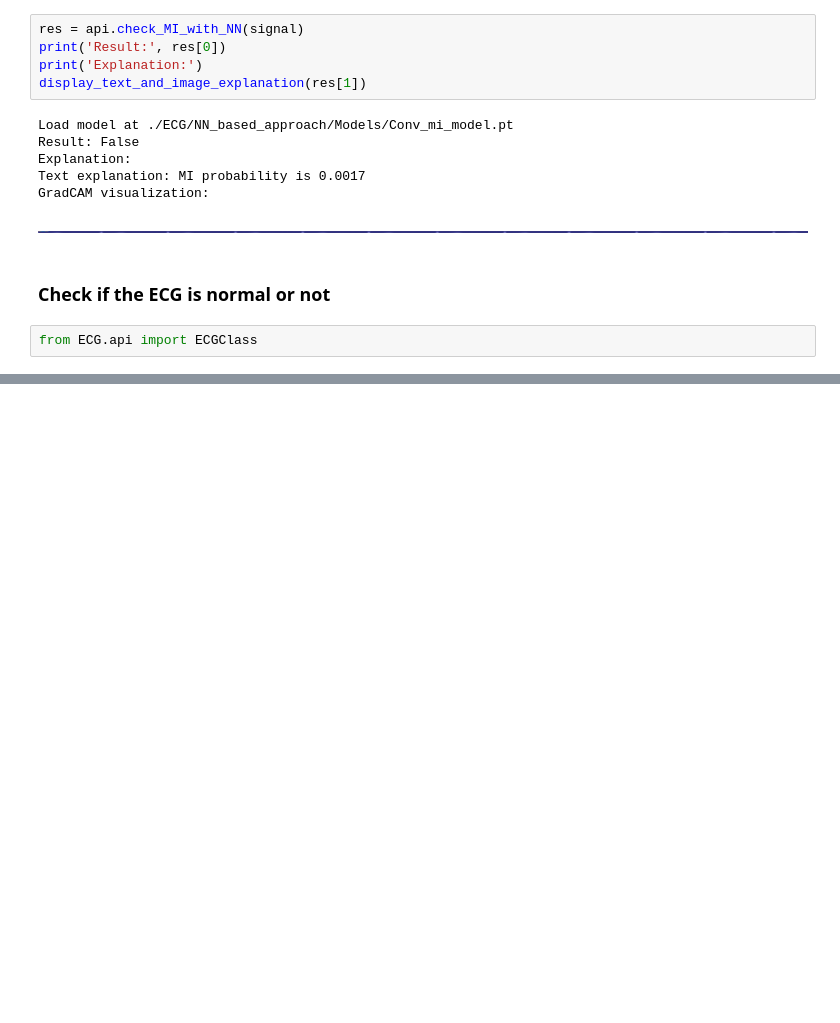
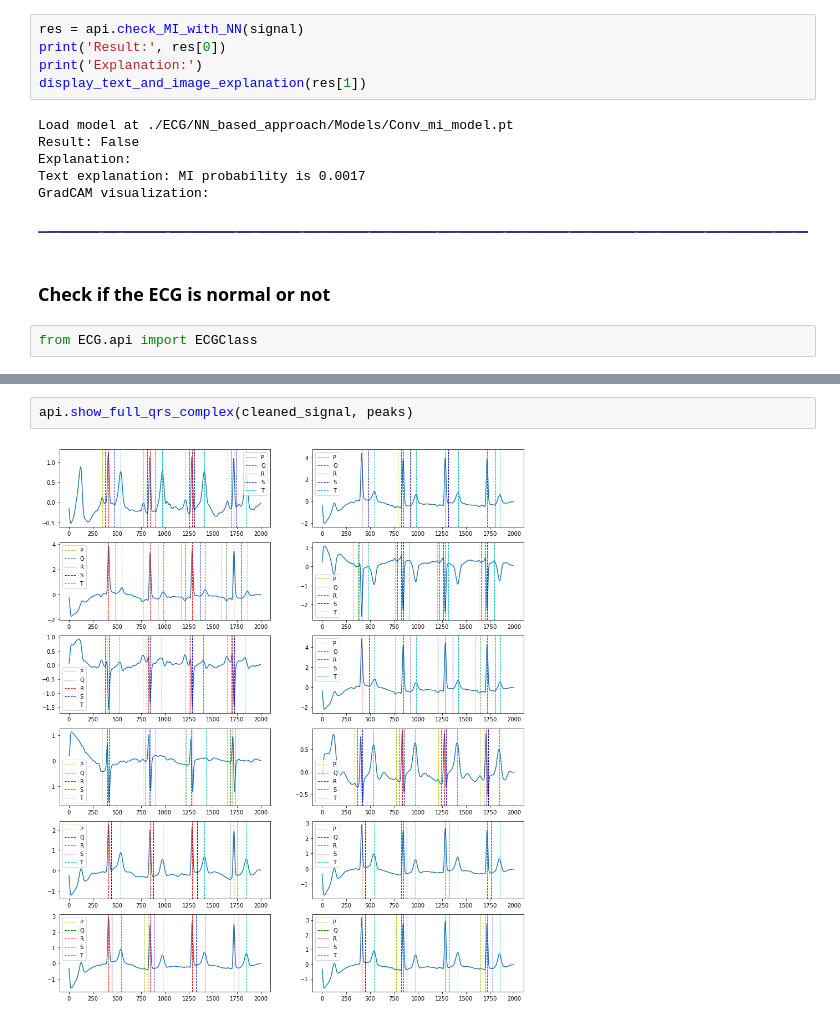
Before and after one commit to aimclub/ECG, a Jupyter notebook: examples/intro_to_ECG.ipynb, the cells around one changed output, grey strips where cells are left out. Saved outputs shown, nothing was run; the diff lists cells and outputs as text; blank space fills up the shorter version.

```diff
--- a/examples/intro_to_ECG.ipynb
+++ b/examples/intro_to_ECG.ipynb
@@ -145,0 +144,4 @@ Text explanation: The signal is ok
+# %%
+api.show_full_qrs_complex(cleaned_signal, peaks)
+# %% [output]
+[figure, added]
```
Also changed, not shown: parts of 19 cells of this notebook, 7 other files.
